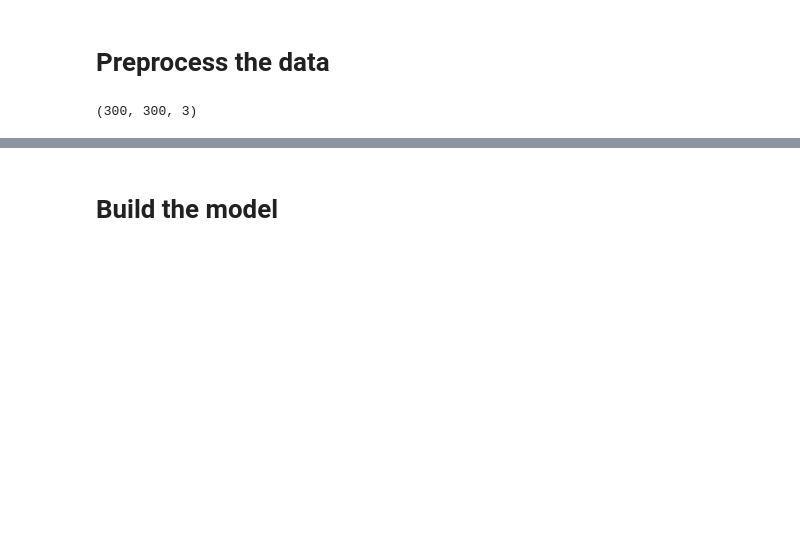
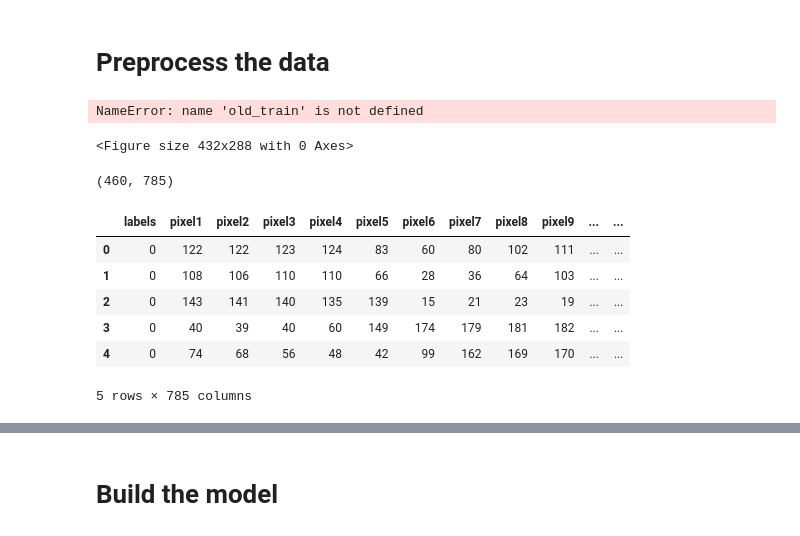
Before and after one commit to nmit-406/image-processing-labs, a Jupyter notebook: end-project/nyamka-and-idree/classification of age.ipynb, the cells around one changed output, grey strips where cells are left out. Saved outputs shown, nothing was run; the diff lists cells and outputs as text; code cells hidden in the pictures; blank space fills up the shorter version.

```diff
--- a/end-project/nyamka-and-idree/classification of age.ipynb
+++ b/end-project/nyamka-and-idree/classification of age.ipynb
@@ -19,5 +22,24 @@ import tensorflow as tf
 # %% [markdown]
 # Preprocess the data
+# %%
+plt.figure()
+plt.imshow(old_train[0])
+plt.colorbar()
+plt.grid(False)
+plt.show()
+# %% [output]
+NameError: name 'old_train' is not defined
+<Figure size 432x288 with 0 Axes>
 # %%
-old_path= "/home/ubuntu/hi-env/image-processing-labs/end-project/nyamka-and-idree/faces/+25/"
-young_path= "/home/ubuntu/hi-env/image-processing-labs/end-project/nyamka-and-idree/faces/-25/"
+df = pd.read_csv('/home/ubuntu/hi-env/image-processing-labs/end-project/nyamka-and-idree/trainset.csv')
+print(df.shape)
+df.head()
+# %% [output]
+(460, 785)
+|  | labels | pixel1 | pixel2 | pixel3 | pixel4 | pixel5 | pixel6 | pixel7 | pixel8 | pixel9 | ... | ... |
+| 0 | 0 | 122 | 122 | 123 | 124 | 83 | 60 | 80 | 102 | 111 | ... | ... |
+| 1 | 0 | 108 | 106 | 110 | 110 | 66 | 28 | 36 | 64 | 103 | ... | ... |
+| 2 | 0 | 143 | 141 | 140 | 135 | 139 | 15 | 21 | 23 | 19 | ... | ... |
+| 3 | 0 | 40 | 39 | 40 | 60 | 149 | 174 | 179 | 181 | 182 | ... | ... |
+| 4 | 0 | 74 | 68 | 56 | 48 | 42 | 99 | 162 | 169 | 170 | ... | ... |
+5 rows × 785 columns
@@ -33,4 +45,0 @@ young_train = [cv2.imread(jpg) for jpg in young]
-# %%
-old_train[0].shape
-# %% [output]
-(300, 300, 3)
```
Also changed, not shown: parts of 26 cells of this notebook, 3 other files.
